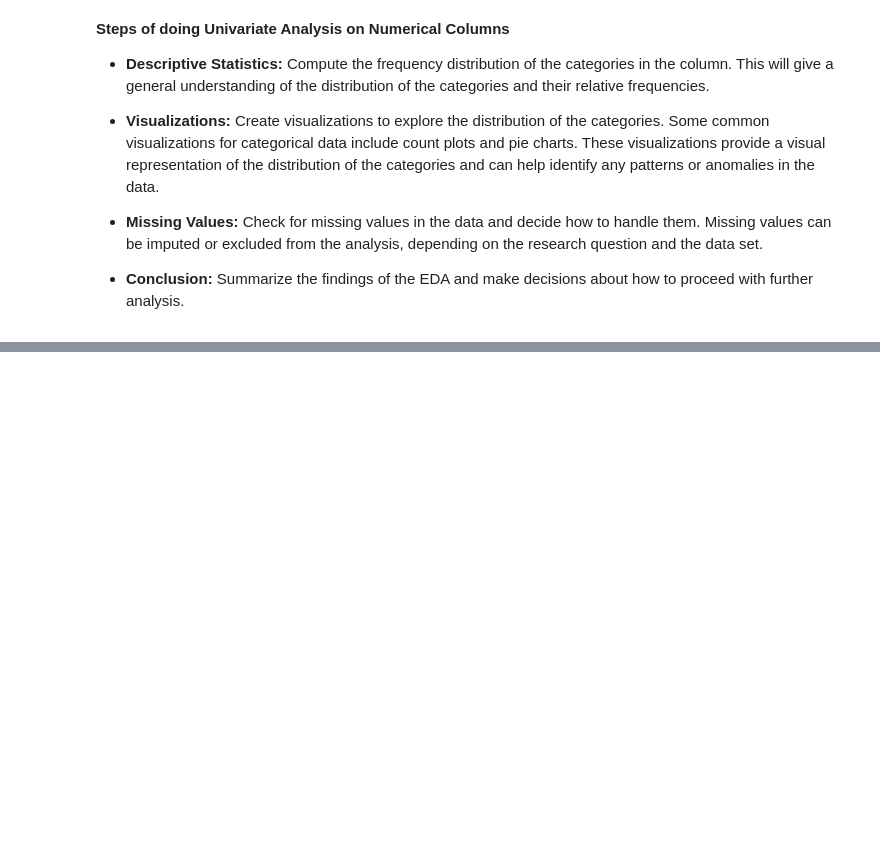
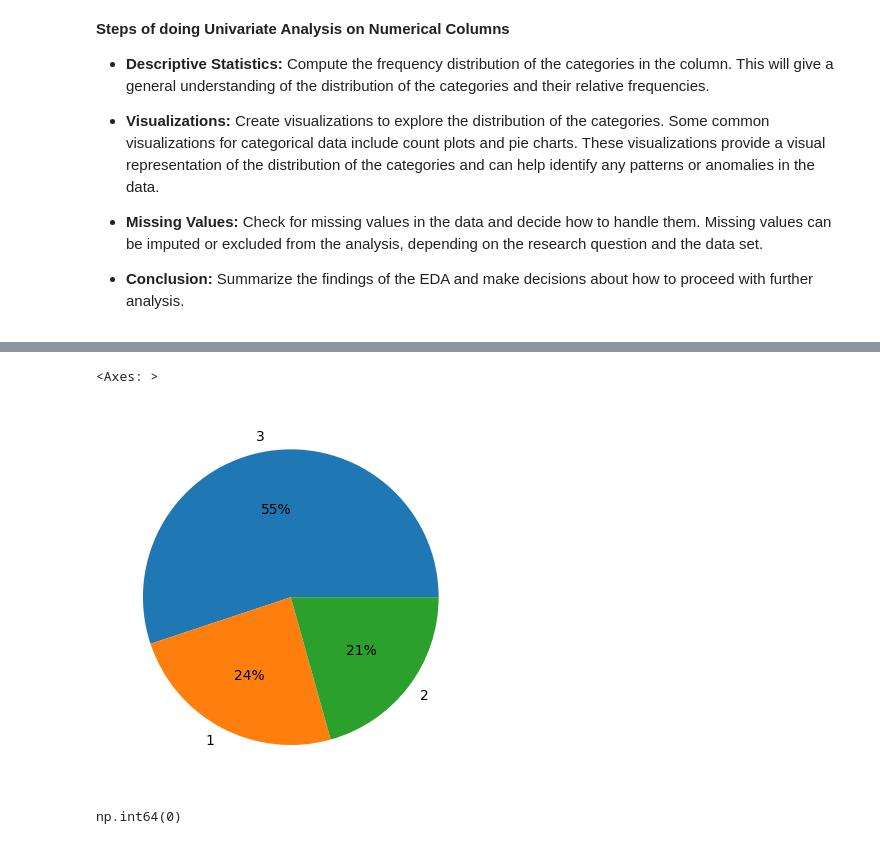
Before and after one commit to aayushmanz/Python-For-Data-Science, a Jupyter notebook: Exploratory Data Analysis (EDA)/Univariate Analysis.ipynb, the cells around one changed output, grey strips where cells are left out. Drawn from its saved outputs; the diff is of its cells as text; code cells hidden in the pictures; blank space fills up the shorter version.

```diff
--- a/Exploratory Data Analysis (EDA)/Univariate Analysis.ipynb
+++ b/Exploratory Data Analysis (EDA)/Univariate Analysis.ipynb
@@ -186,0 +233,9 @@ np.float64(0.0)
+# %%
+df['Pclass'].value_counts().plot(kind='pie', autopct='%0.0f%%')
+# %% [output]
+<Axes: >
+[figure, added]
+# %%
+df['Pclass'].isnull().sum()
+# %% [output]
+np.int64(0)
```
Also changed, not shown: parts of 8 cells of this notebook.
